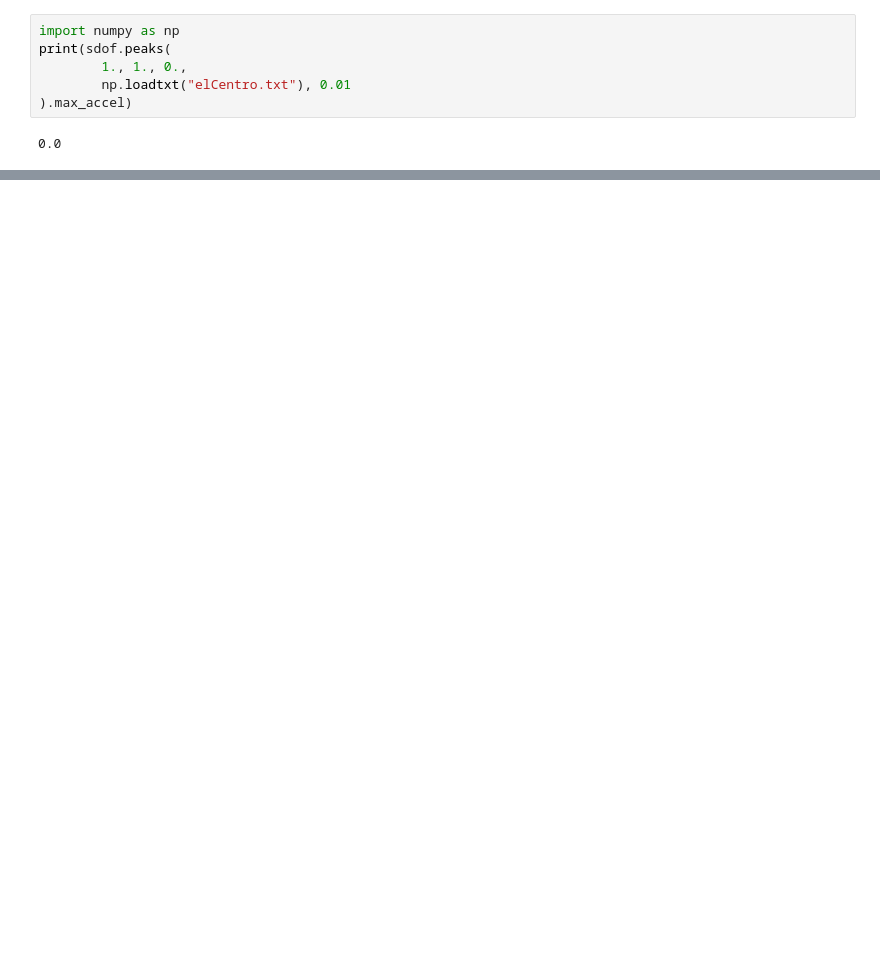
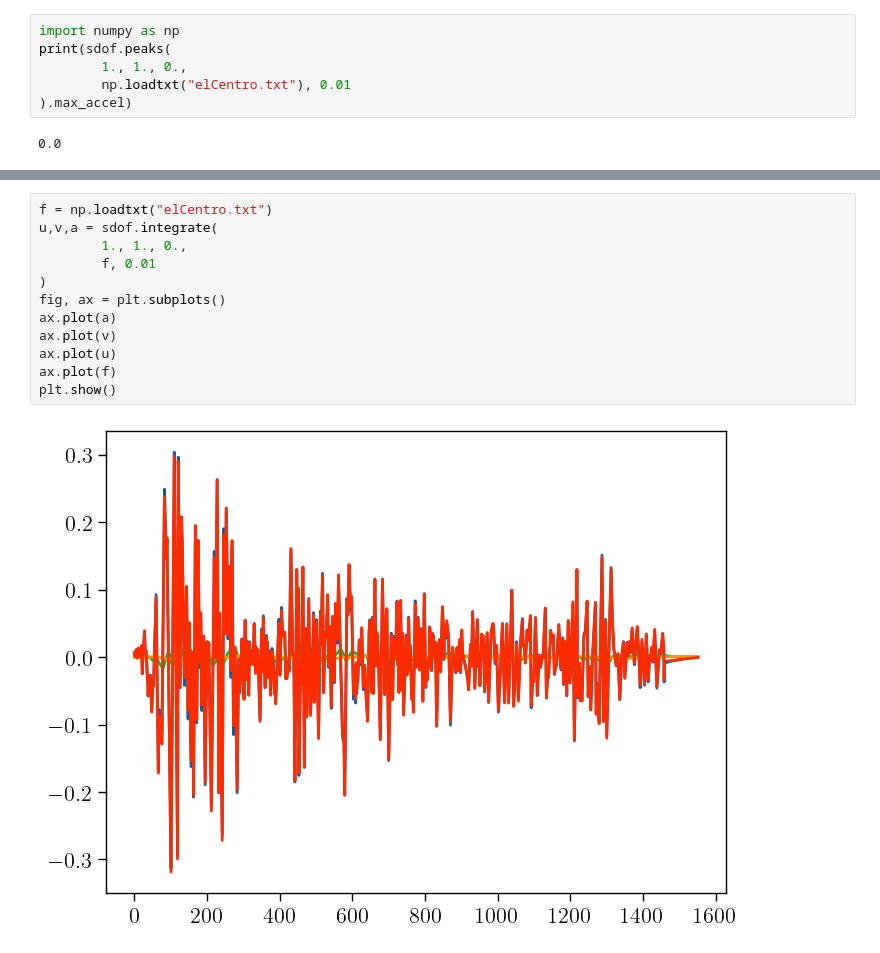
Before and after one commit to claudioperez/sdof, a Jupyter notebook: docs/examples/sdof-0001/index.ipynb, the cells around one changed output, grey strips where cells are left out. Drawn from its saved outputs; the diff is of its cells as text; blank space fills up the shorter version.

```diff
--- a/docs/examples/sdof-0001/index.ipynb
+++ b/docs/examples/sdof-0001/index.ipynb
@@ -83,0 +83,14 @@ plt.show()
+# %%
+f = np.loadtxt("elCentro.txt")
+u,v,a = sdof.integrate(
+        1., 1., 0.,
+        f, 0.01
+)
+fig, ax = plt.subplots()
+ax.plot(a)
+ax.plot(v)
+ax.plot(u)
+ax.plot(f)
+plt.show()
+# %% [output]
+[figure, added]
```
Also changed, not shown: parts of 5 cells of this notebook.
